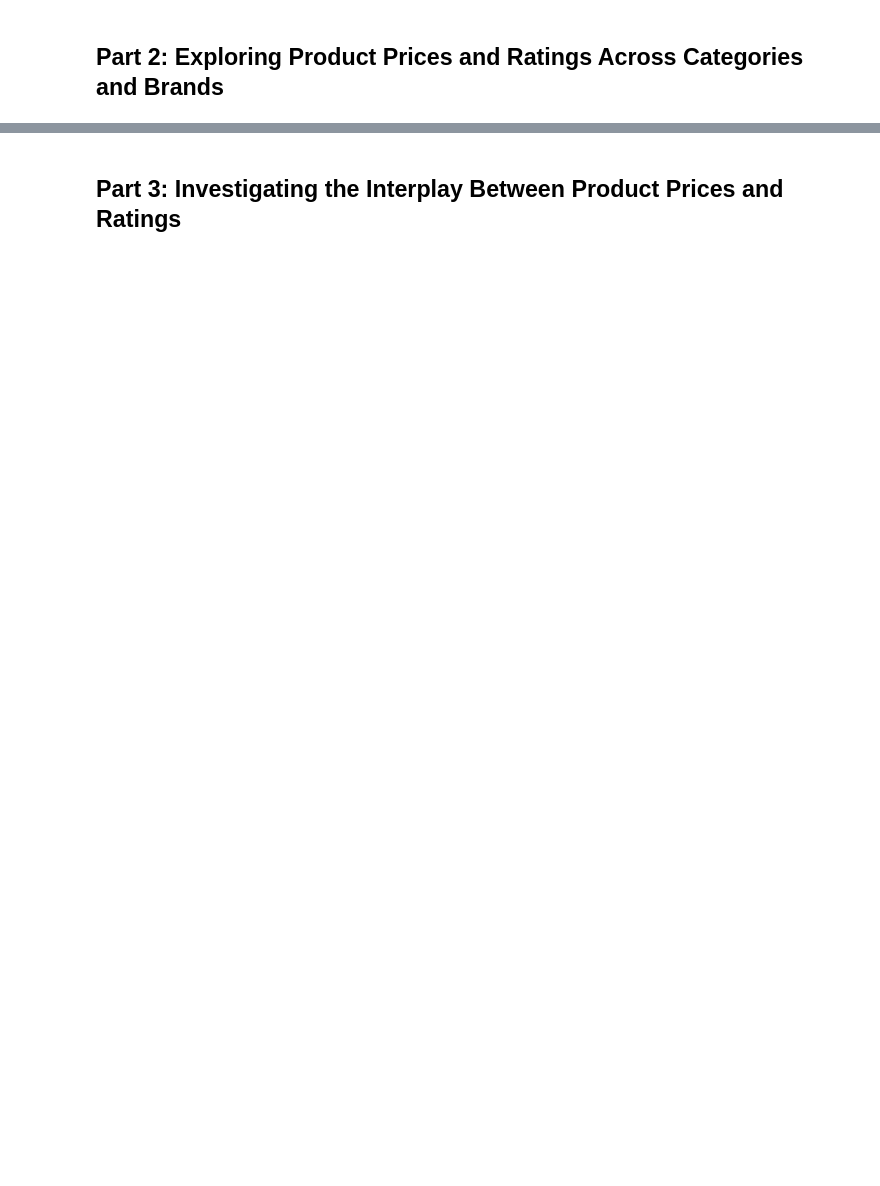
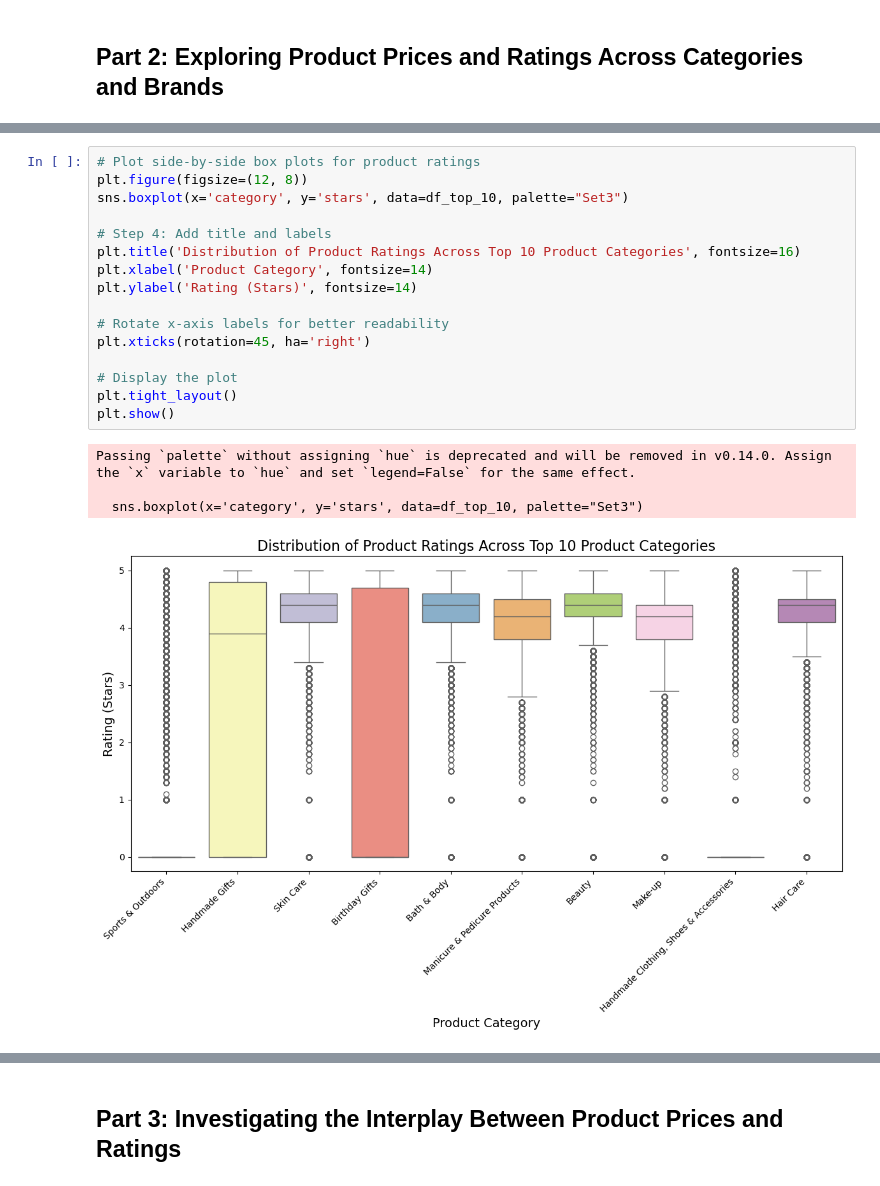
Before and after one commit to PaolaGaray/lab-eda-bivariate, a Jupyter notebook: EDA_bivariate_analysis.ipynb, the cells around one changed output, grey strips where cells are left out. Saved outputs shown, nothing was run; the diff lists cells and outputs as text; blank space fills up the shorter version.

```diff
--- a/EDA_bivariate_analysis.ipynb
+++ b/EDA_bivariate_analysis.ipynb
@@ -176,0 +469,21 @@ In practical terms, while product category does influence whether a product beco
+# %%
+# Plot side-by-side box plots for product ratings
+plt.figure(figsize=(12, 8))
+sns.boxplot(x='category', y='stars', data=df_top_10, palette="Set3")
+
+# Step 4: Add title and labels
+plt.title('Distribution of Product Ratings Across Top 10 Product Categories', fontsize=16)
+plt.xlabel('Product Category', fontsize=14)
+plt.ylabel('Rating (Stars)', fontsize=14)
+
+# Rotate x-axis labels for better readability
+plt.xticks(rotation=45, ha='right')
+
+# Display the plot
+plt.tight_layout()
+plt.show()
+# %% [output]
+Passing `palette` without assigning `hue` is deprecated and will be removed in v0.14.0. Assign the `x` variable to `hue` and set `legend=False` for the same effect.
+
+  sns.boxplot(x='category', y='stars', data=df_top_10, palette="Set3")
+[figure, added]
```
Also changed, not shown: parts of 23 cells of this notebook.
